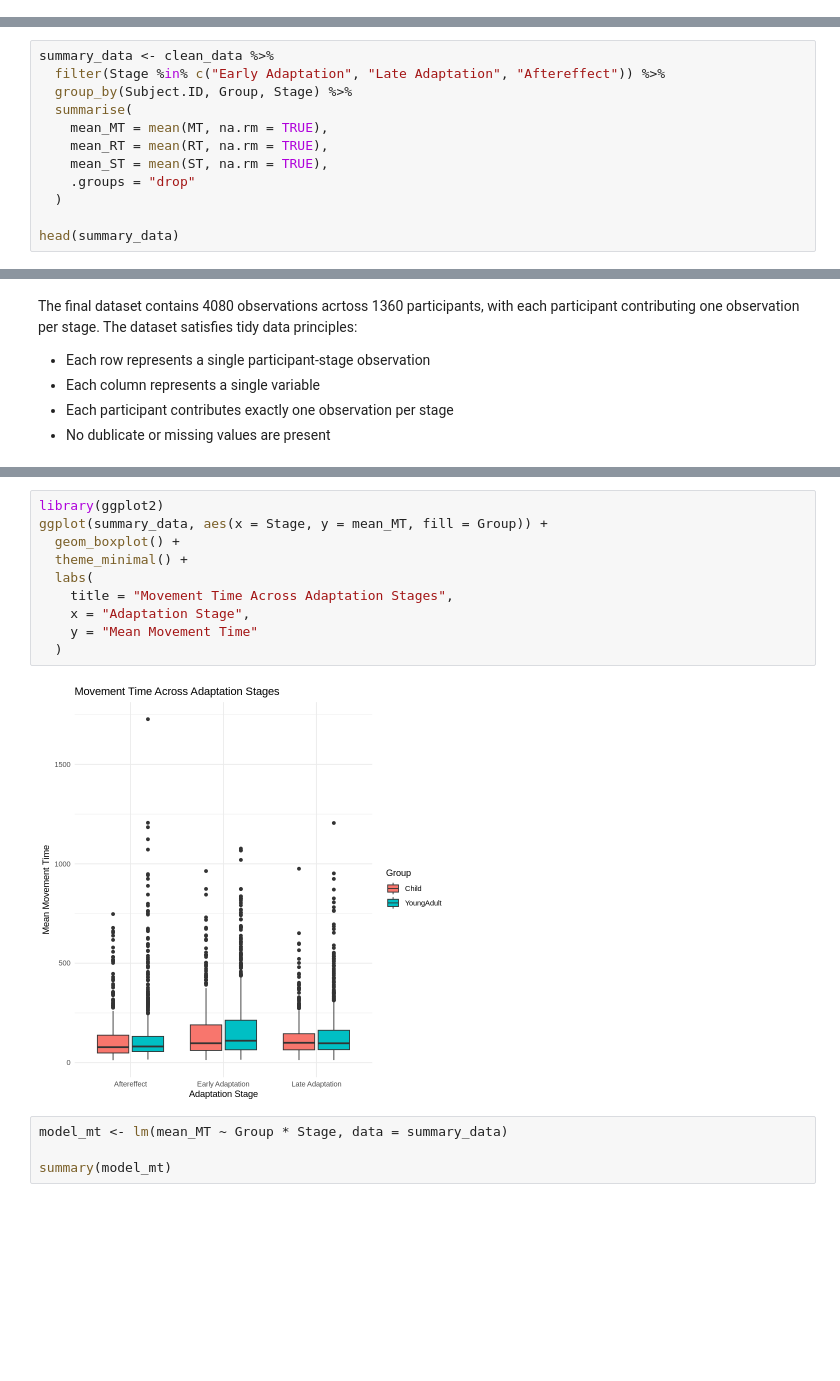
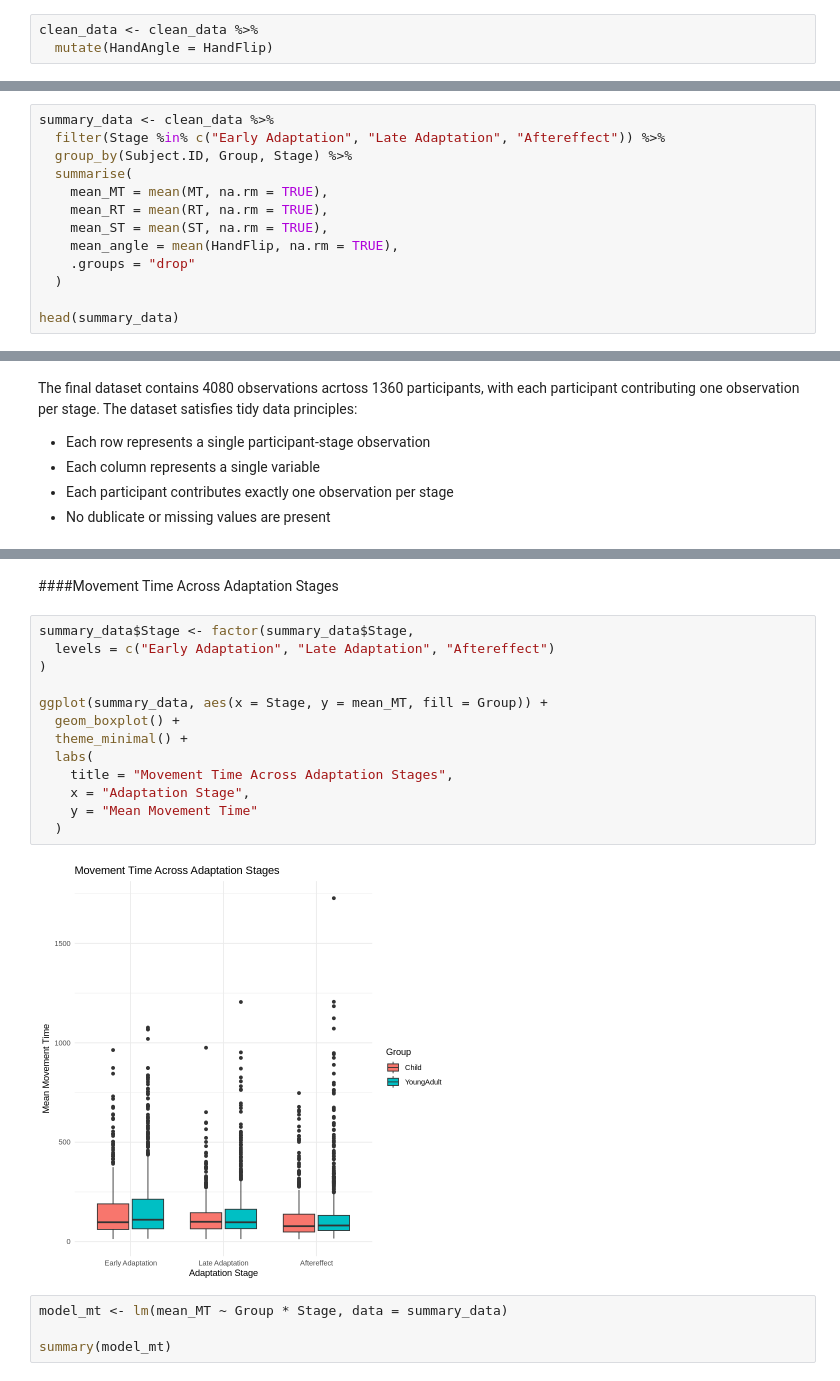
Before and after one commit to scelliot-cpu/Elliott_DSPN_26_FinalProject, a Jupyter notebook: Elliott_DSPN_S26_FinalProject.ipynb, the cells around one changed output, grey strips where cells are left out. Drawn from its saved outputs; the diff is of its cells as text; blank space fills up the shorter version.

```diff
--- a/Elliott_DSPN_S26_FinalProject.ipynb
+++ b/Elliott_DSPN_S26_FinalProject.ipynb
@@ -188,6 +178,9 @@ A tibble: 6 × 42
 | 4 | 02a12b38-eabd-4291-b58a-ca6fa0910470 | 992 | 294 | 39 | 0 | 0 | YoungAdult | FALSE | 1 | ⋯ | Disagree | ... |
 | 5 | 02a12b38-eabd-4291-b58a-ca6fa0910470 | 2400 | 165 | 184 | 0 | 0 | YoungAdult | FALSE | 1 | ⋯ | Disagree | ... |
 | 6 | 02a12b38-eabd-4291-b58a-ca6fa0910470 | 1469 | 96 | 217 | 0 | 0 | YoungAdult | FALSE | 1 | ⋯ | Disagree | ... |
+# %%
+clean_data <- clean_data %>%
+  mutate(HandAngle = HandFlip)
 # %% [markdown]
 ###3. Aggregate trial-level data into participant-level dataset.
 # %%
@@ -198,6 +191,7 @@ summary_data <- clean_data %>%
     mean_MT = mean(MT, na.rm = TRUE),
     mean_RT = mean(RT, na.rm = TRUE),
     mean_ST = mean(ST, na.rm = TRUE),
+    mean_angle = mean(HandFlip, na.rm = TRUE),
     .groups = "drop"
   )
 
@@ -267,15 +315,20 @@ This project includes three levels of analysis:
+# %% [markdown]
+####Movement Time Across Adaptation Stages
 # %%
-library(ggplot2)
+summary_data$Stage <- factor(summary_data$Stage,
+  levels = c("Early Adaptation", "Late Adaptation", "Aftereffect")
+)
+
 ggplot(summary_data, aes(x = Stage, y = mean_MT, fill = Group)) +
   geom_boxplot() +
   theme_minimal() +
   labs(
     title = "Movement Time Across Adaptation Stages",
     x = "Adaptation Stage",
     y = "Mean Movement Time"
   )
 # %% [output]
-[figure, old version]
+[figure, new version]
 # %%
 model_mt <- lm(mean_MT ~ Group * Stage, data = summary_data)
 
```
Also changed, not shown: parts of 17 cells of this notebook.
